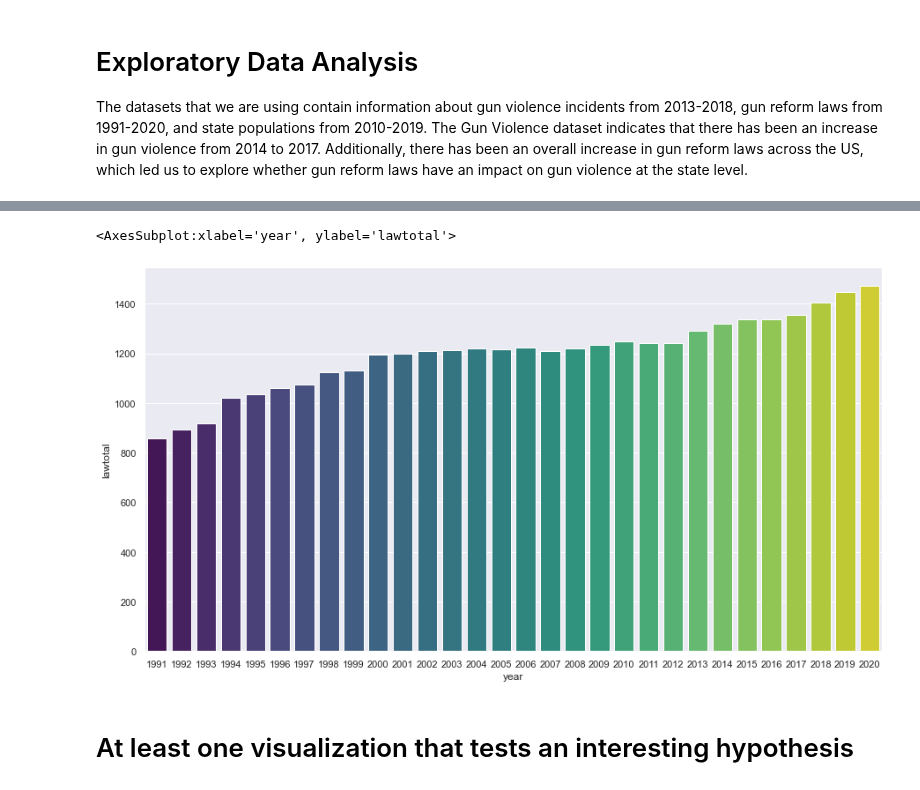
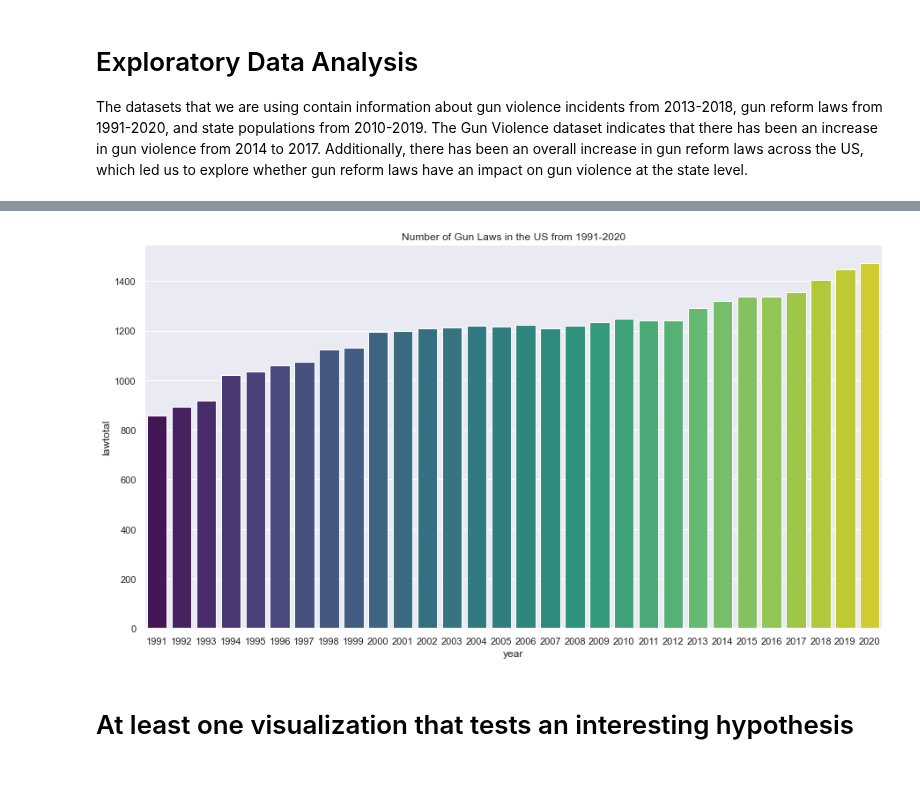
Before and after one commit to uic-cs418/cs418-spring22-purple, a Jupyter notebook: progress_report.ipynb, the cells around one changed output, grey strips where cells are left out. Cells and saved outputs as stored; diff of their text form; code cells hidden in the pictures.

Commit message:
added titles to EDA charts

```diff
--- a/progress_report.ipynb
+++ b/progress_report.ipynb
@@ -78,10 +87,9 @@ sns.barplot(x="year", y="counts", data=gun_data_year.loc[1:4, :], palette='virid
 # %%
 gun_laws_year = gun_laws.groupby(['year']).sum().reset_index()
-sns.set(rc = {'figure.figsize':(15,8)})
-sns.barplot(x='year', y='lawtotal', data=gun_laws_year, palette='viridis')
+sns.set(rc = {'figure.figsize':(15,8)});
+sns.barplot(x='year', y='lawtotal', data=gun_laws_year, palette='viridis').set(title='Number of Gun Laws in the US from 1991-2020');
 # %% [output]
-<AxesSubplot:xlabel='year', ylabel='lawtotal'>
-[figure, old version]
+[figure, new version]
 # %% [markdown]
 # At least one visualization that tests an interesting hypothesis
 # %% [markdown]
```
Also changed, not shown: parts of 7 cells of this notebook.
